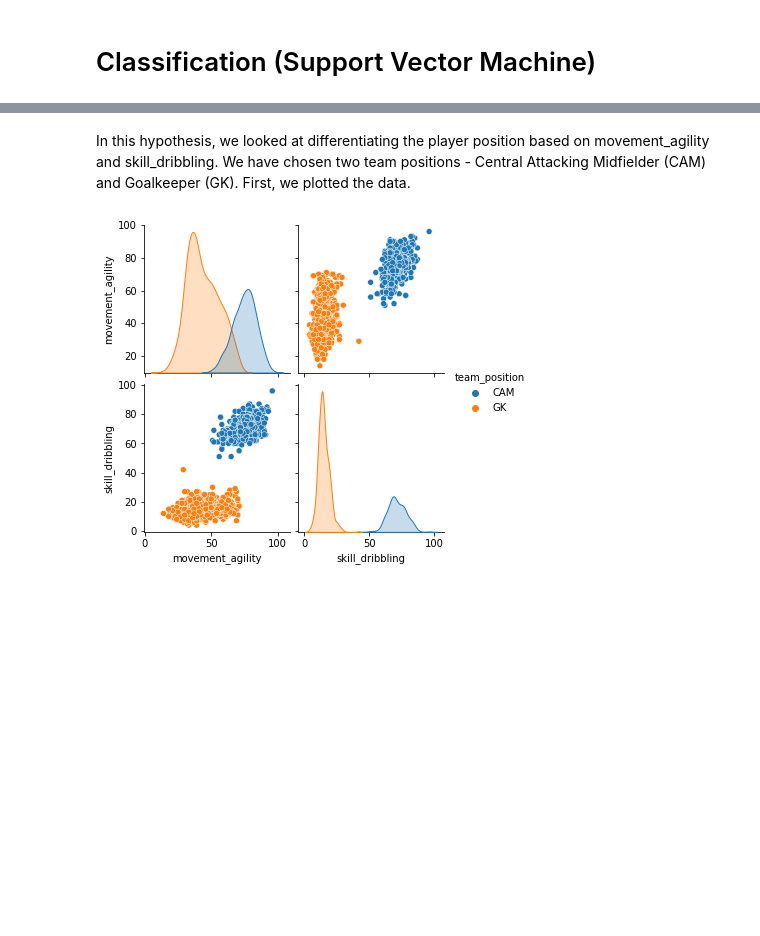
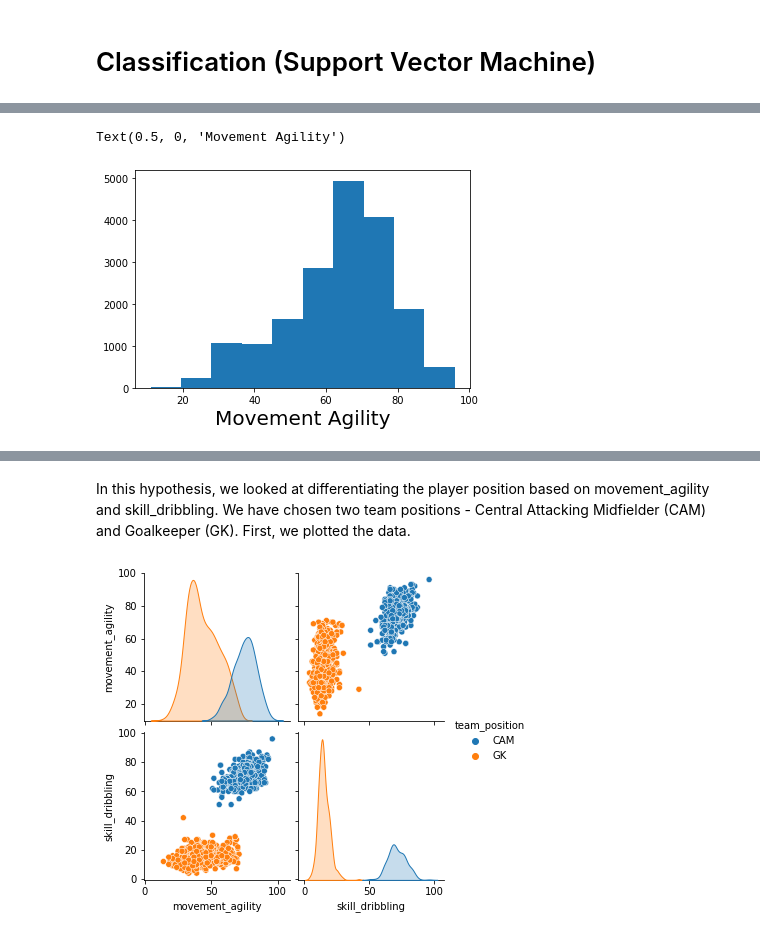
Before and after one commit to Patrik47/oznal, a Jupyter notebook: classification.ipynb, the cells around one changed output, grey strips where cells are left out. Cells and saved outputs as stored; diff of their text form; code cells hidden in the pictures; blank space fills up the shorter version.

```diff
--- a/classification.ipynb
+++ b/classification.ipynb
@@ -16,0 +23,6 @@ fifa_20_players = pd.read_csv("players_20.csv")
+# %%
+plt.hist(fifa_20_players.movement_agility)
+plt.xlabel('Movement Agility', fontsize=20)
+# %% [output]
+Text(0.5, 0, 'Movement Agility')
+[figure, added]
```
Also changed, not shown: parts of 4 cells of this notebook, 1 other file.
